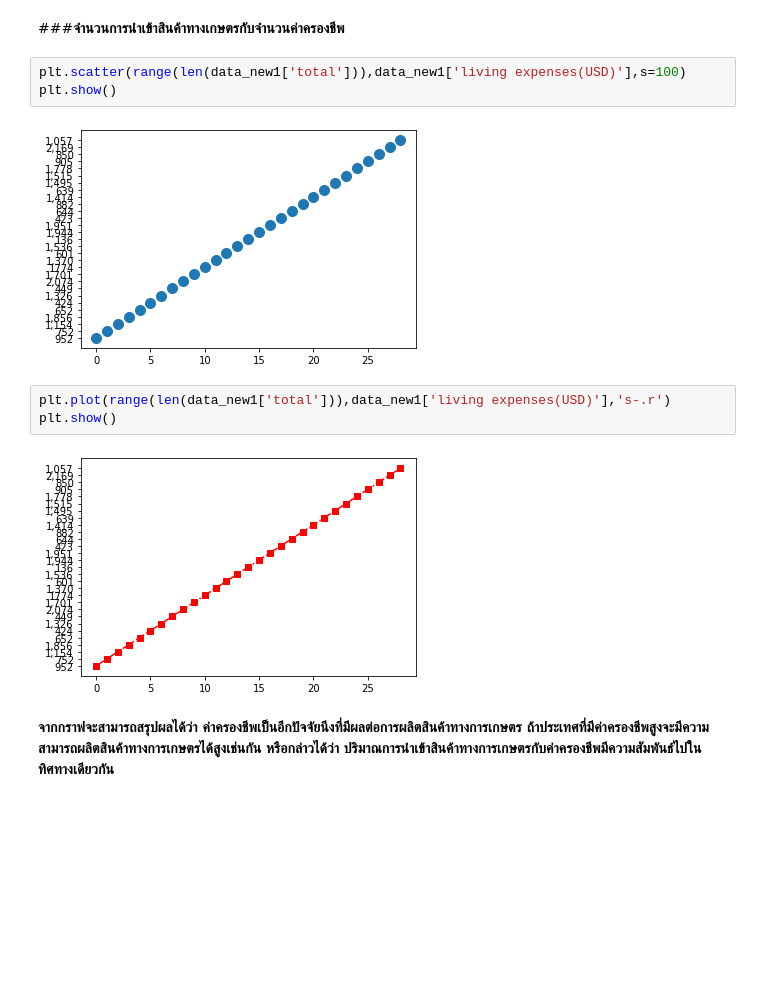
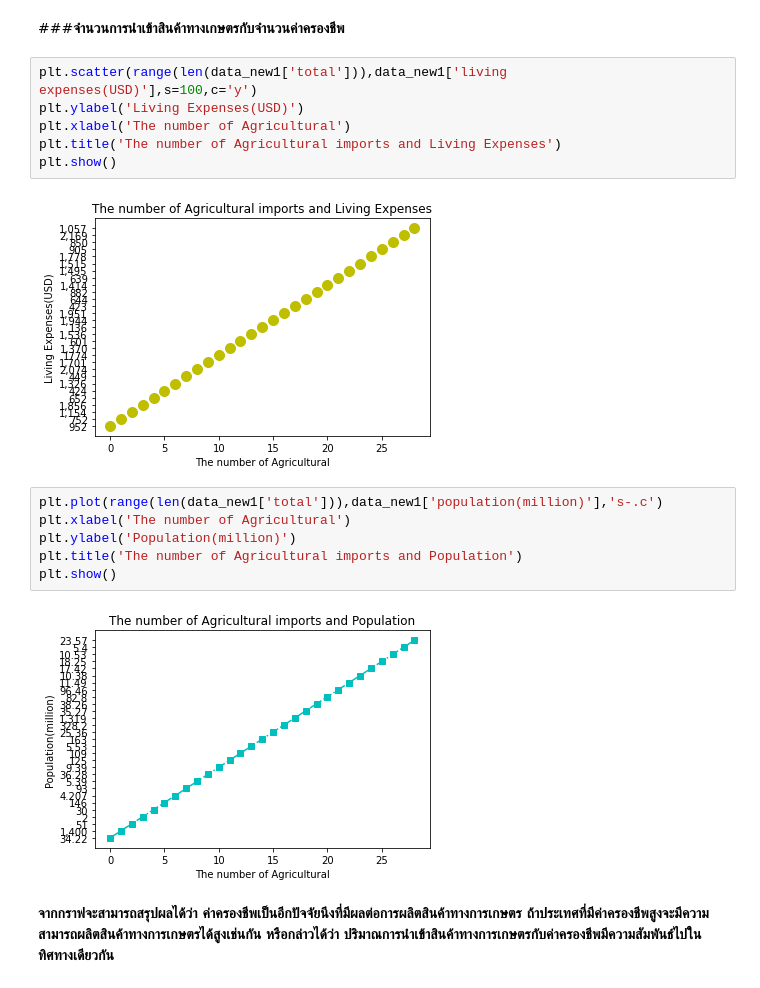
Before and after one commit to 623020514-5/DWDM21, a Jupyter notebook: Project.ipynb, the cells around one changed output. Drawn from its saved outputs; the diff is of its cells as text; blank space fills up the shorter version.

```diff
--- a/Project.ipynb
+++ b/Project.ipynb
@@ -1276,15 +1282,21 @@ plt.show()
 # %% [markdown]
 ###**จำนวนการนำเข้าสินค้าทางเกษตรกับจำนวนค่าครองชีพ**
 # %%
-plt.scatter(range(len(data_new1['total'])),data_new1['living expenses(USD)'],s=100)
+plt.scatter(range(len(data_new1['total'])),data_new1['living expenses(USD)'],s=100,c='y')
+plt.ylabel('Living Expenses(USD)')
+plt.xlabel('The number of Agricultural')
+plt.title('The number of Agricultural imports and Living Expenses')
 plt.show()
 # %% [output]
-[figure, old version]
+[figure, new version]
-# %%
-plt.plot(range(len(data_new1['total'])),data_new1['living expenses(USD)'],'s-.r')
-plt.show()
-# %% [output]
-[figure, removed]
+# %%
+plt.plot(range(len(data_new1['total'])),data_new1['population(million)'],'s-.c')
+plt.xlabel('The number of Agricultural')
+plt.ylabel('Population(million)')
+plt.title('The number of Agricultural imports and Population')
+plt.show()
+# %% [output]
+[figure, added]
 # %% [markdown]
 **จากกราฟจะสามารถสรุปผลได้ว่า ค่าครองชีพเป็นอีกปัจจัยนึงที่มีผลต่อการผลิตสินค้าทางการเกษตร ถ้าประเทศที่มีค่าครองชีพสูงจะมีความสามารถผลิตสินค้าทางการเกษตรได้สูงเช่นกัน
 หรือกล่าวได้ว่า ปริมาณการนำเข้าสินค้าทางการเกษตรกับค่าครองชีพมีความสัมพันธ์ไปในทิศทางเดียวกัน**
```
Also changed, not shown: parts of 35 cells of this notebook.
